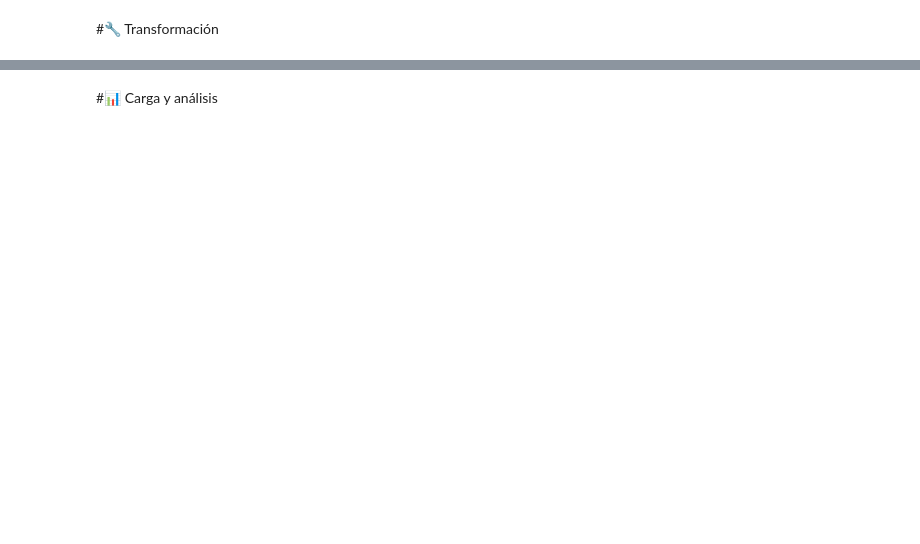
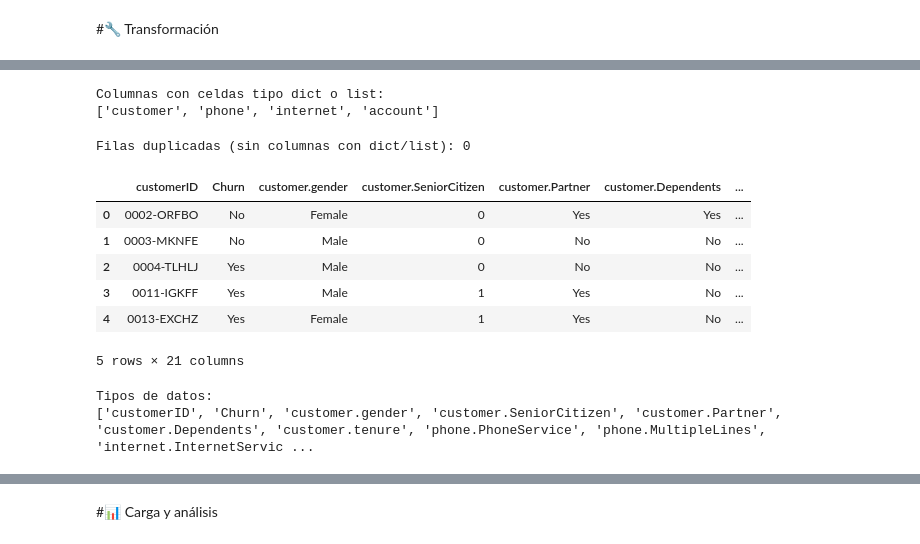
Before and after one commit to smringdesigns/Challenge_2_TelecomX, a Jupyter notebook: TelecomX_LATAM.ipynb, the cells around one changed output, grey strips where cells are left out. Drawn from its saved outputs; the diff is of its cells as text; code cells hidden in the pictures; blank space fills up the shorter version.

```diff
--- a/TelecomX_LATAM.ipynb
+++ b/TelecomX_LATAM.ipynb
@@ -22,0 +101,14 @@ df = pd.DataFrame(data)
+# %%
+# Ver columnas con celdas tipo dict o list
+columnas_invalidas = []
+
+for col in df.columns:
+    tipos = df[col].apply(type).unique()
+    if df[col].apply(type).isin([dict, list]).any():
+        columnas_invalidas.append(col)
+
+print("Columnas con celdas tipo dict o list:")
+print(columnas_invalidas)
+# %% [output]
+Columnas con celdas tipo dict o list:
+['customer', 'phone', 'internet', 'account']
@@ -22,0 +118,31 @@ df = pd.DataFrame(data)
+# %%
+# Verificar filas duplicadas completas
+duplicados = df_sin_dict.duplicated().sum()
+print(f"Filas duplicadas (sin columnas con dict/list): {duplicados}")
+# %% [output]
+Filas duplicadas (sin columnas con dict/list): 0
+# %%
+# Aplanar el JSON
+import pandas as pd
+from pandas import json_normalize
+
+df = pd.json_normalize(
+    data,
+    sep='.'
+    )
+df.head()
+# %% [output]
+|  | customerID | Churn | customer.gender | customer.SeniorCitizen | customer.Partner | customer.Dependents | ... |
+| 0 | 0002-ORFBO | No | Female | 0 | Yes | Yes | ... |
+| 1 | 0003-MKNFE | No | Male | 0 | No | No | ... |
+| 2 | 0004-TLHLJ | Yes | Male | 0 | No | No | ... |
+| 3 | 0011-IGKFF | Yes | Male | 1 | Yes | No | ... |
+| 4 | 0013-EXCHZ | Yes | Female | 1 | Yes | No | ... |
+5 rows × 21 columns
+# %%
+# Verificar si tenemos columnas
+print("\nTipos de datos: ")
+print(df.columns.tolist())
+# %% [output]
+Tipos de datos:
+['customerID', 'Churn', 'customer.gender', 'customer.SeniorCitizen', 'customer.Partner', 'customer.Dependents', 'customer.tenure', 'phone.PhoneService', 'phone.MultipleLines', 'internet.InternetServic ...
```
Also changed, not shown: parts of 26 cells of this notebook.
